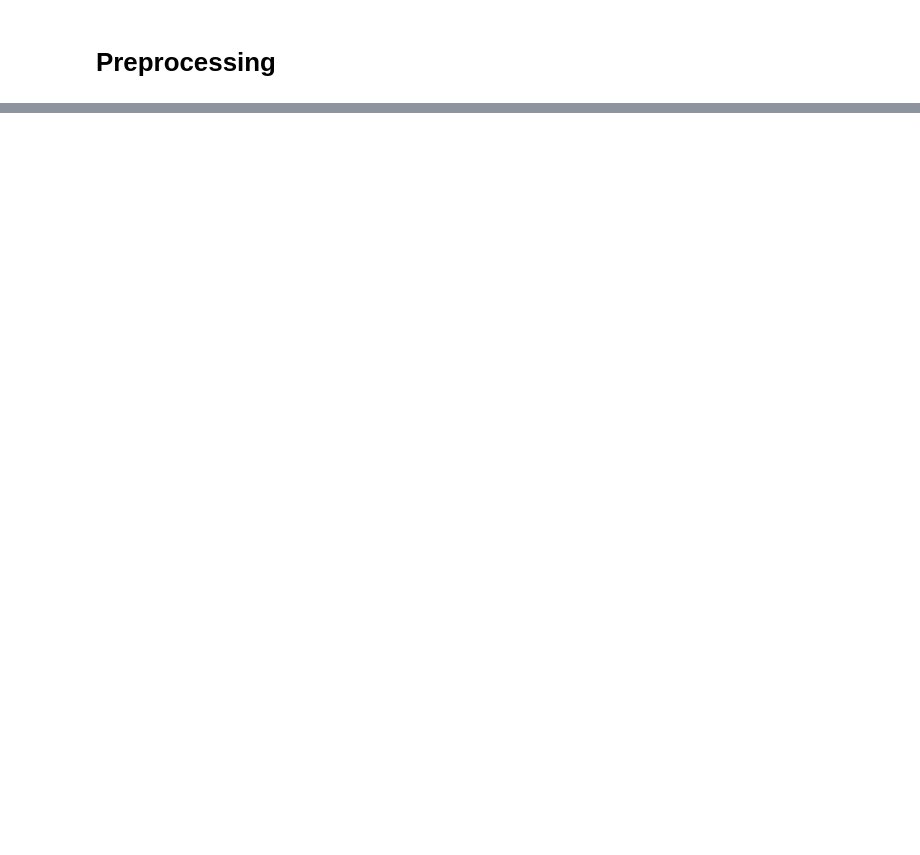
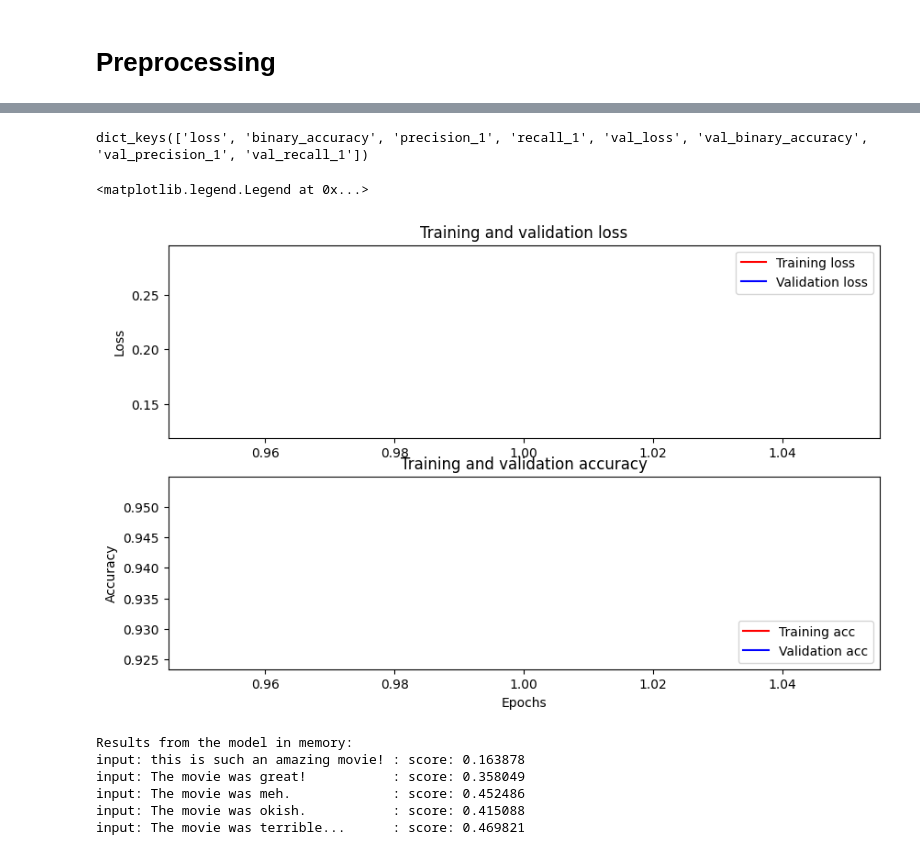
Before and after one commit to ansingh6/ecs-171, a Jupyter notebook: llm.ipynb, the cells around one changed output, grey strips where cells are left out. Saved outputs shown, nothing was run; the diff lists cells and outputs as text; code cells hidden in the pictures; blank space fills up the shorter version.

Commit message:
finally a decent model

```diff
--- a/llm.ipynb
+++ b/llm.ipynb
@@ -201,0 +119,3 @@ FileNotFoundError: Op type not registered 'CaseFoldUTF8' in binary running on An
+# %%
+loss = tf.keras.losses.BinaryCrossentropy(from_logits=True)
+metrics = [tf.metrics.BinaryAccuracy(), tf.keras.metrics.Precision(), tf.keras.metrics.Recall()]
@@ -201,0 +128,17 @@ FileNotFoundError: Op type not registered 'CaseFoldUTF8' in binary running on An
+# %%
+optimizer = optimization.create_optimizer(init_lr=init_lr,
+                                          num_train_steps=num_train_steps,
+                                          num_warmup_steps=num_warmup_steps,
+                                          optimizer_type='adamw')
+# %%
+classifier_model.compile(optimizer=optimizer,
+                         loss=loss,
+                         metrics=metrics)
+# %%
+print(f'Training model with {tfhub_handle_encoder}')
+history = classifier_model.fit(x=X_train,
+                               y=y_train,
+                               batch_size=42,
+                               epochs=epochs,
+                               validation_split=0.2,
+                               steps_per_epoch=steps_per_epoch)
@@ -201,0 +175,34 @@ FileNotFoundError: Op type not registered 'CaseFoldUTF8' in binary running on An
+# %%
+history_dict = history.history
+print(history_dict.keys())
+
+acc = history_dict['binary_accuracy']
+val_acc = history_dict['val_binary_accuracy']
+loss = history_dict['loss']
+val_loss = history_dict['val_loss']
+
+epochs = range(1, len(acc) + 1)
+fig = plt.figure(figsize=(10, 6))
+fig.tight_layout()
+
+plt.subplot(2, 1, 1)
+# r is for "solid red line"
+plt.plot(epochs, loss, 'r', label='Training loss')
+# b is for "solid blue line"
+plt.plot(epochs, val_loss, 'b', label='Validation loss')
+plt.title('Training and validation loss')
+# plt.xlabel('Epochs')
+plt.ylabel('Loss')
+plt.legend()
+
+plt.subplot(2, 1, 2)
+plt.plot(epochs, acc, 'r', label='Training acc')
+plt.plot(epochs, val_acc, 'b', label='Validation acc')
+plt.title('Training and validation accuracy')
+plt.xlabel('Epochs')
+plt.ylabel('Accuracy')
+plt.legend(loc='lower right')
+# %% [output]
+dict_keys(['loss', 'binary_accuracy', 'precision_1', 'recall_1', 'val_loss', 'val_binary_accuracy', 'val_precision_1', 'val_recall_1'])
+<matplotlib.legend.Legend at 0x...>
+[figure, added]
@@ -201,0 +227,10 @@ FileNotFoundError: Op type not registered 'CaseFoldUTF8' in binary running on An
+# %%
+print('Results from the model in memory:')
+print_my_examples(examples, original_results)
+# %% [output]
+Results from the model in memory:
+input: this is such an amazing movie! : score: 0.163878
+input: The movie was great!           : score: 0.358049
+input: The movie was meh.             : score: 0.452486
+input: The movie was okish.           : score: 0.415088
+input: The movie was terrible...      : score: 0.469821
```
Also changed, not shown: parts of 26 cells of this notebook, 1 other file.
